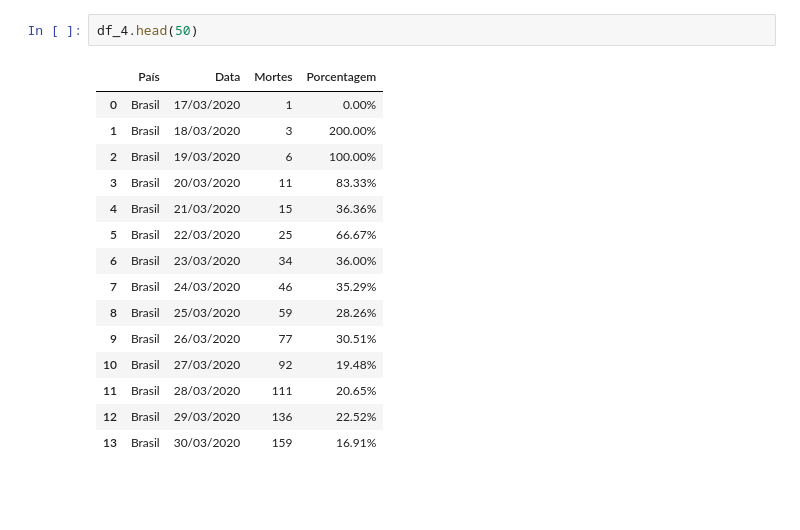
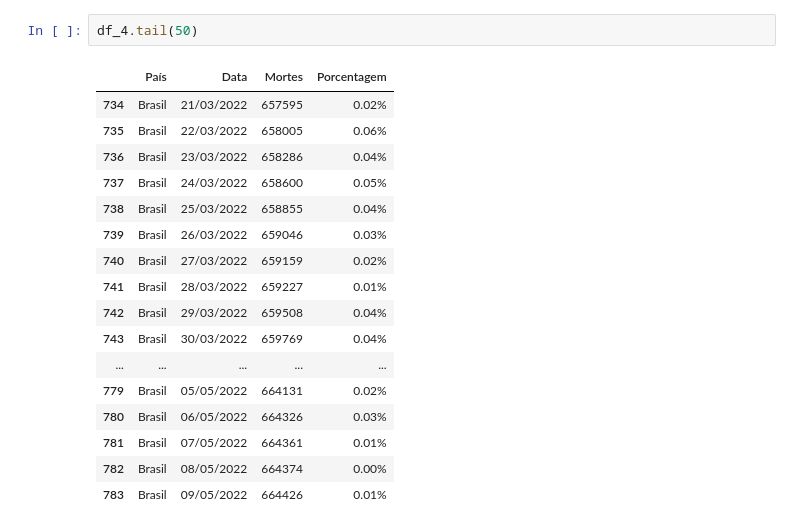
Before and after one commit to lealcb/Python, a Jupyter notebook: COVID19_BRAZIL.ipynb, the cells around one changed output. Cells and saved outputs as stored; diff of their text form; blank space fills up the shorter version.

```diff
--- a/COVID19_BRAZIL.ipynb
+++ b/COVID19_BRAZIL.ipynb
@@ -148,21 +148,23 @@ grafico_covid()
 # %%
-df_4.head(50)
+df_4.tail(50)
 # %% [output]
 |  | País | Data | Mortes | Porcentagem |
-| 0 | Brasil | 17/03/2020 | 1 | 0.00% |
-| 1 | Brasil | 18/03/2020 | 3 | 200.00% |
-| 2 | Brasil | 19/03/2020 | 6 | 100.00% |
-| 3 | Brasil | 20/03/2020 | 11 | 83.33% |
-| 4 | Brasil | 21/03/2020 | 15 | 36.36% |
-| 5 | Brasil | 22/03/2020 | 25 | 66.67% |
-| 6 | Brasil | 23/03/2020 | 34 | 36.00% |
-| 7 | Brasil | 24/03/2020 | 46 | 35.29% |
-| 8 | Brasil | 25/03/2020 | 59 | 28.26% |
-| 9 | Brasil | 26/03/2020 | 77 | 30.51% |
-| 10 | Brasil | 27/03/2020 | 92 | 19.48% |
-| 11 | Brasil | 28/03/2020 | 111 | 20.65% |
-| 12 | Brasil | 29/03/2020 | 136 | 22.52% |
-| 13 | Brasil | 30/03/2020 | 159 | 16.91% |
+| 734 | Brasil | 21/03/2022 | 657595 | 0.02% |
+| 735 | Brasil | 22/03/2022 | 658005 | 0.06% |
+| 736 | Brasil | 23/03/2022 | 658286 | 0.04% |
+| 737 | Brasil | 24/03/2022 | 658600 | 0.05% |
+| 738 | Brasil | 25/03/2022 | 658855 | 0.04% |
+| 739 | Brasil | 26/03/2022 | 659046 | 0.03% |
+| 740 | Brasil | 27/03/2022 | 659159 | 0.02% |
+| 741 | Brasil | 28/03/2022 | 659227 | 0.01% |
+| 742 | Brasil | 29/03/2022 | 659508 | 0.04% |
+| 743 | Brasil | 30/03/2022 | 659769 | 0.04% |
+| ... | ... | ... | ... | ... |
+| 779 | Brasil | 05/05/2022 | 664131 | 0.02% |
+| 780 | Brasil | 06/05/2022 | 664326 | 0.03% |
+| 781 | Brasil | 07/05/2022 | 664361 | 0.01% |
+| 782 | Brasil | 08/05/2022 | 664374 | 0.00% |
+| 783 | Brasil | 09/05/2022 | 664426 | 0.01% |
 # %%
 df4.head(50)
 # %% [output]
```
Also changed, not shown: parts of 3 cells of this notebook, 2 other files.
